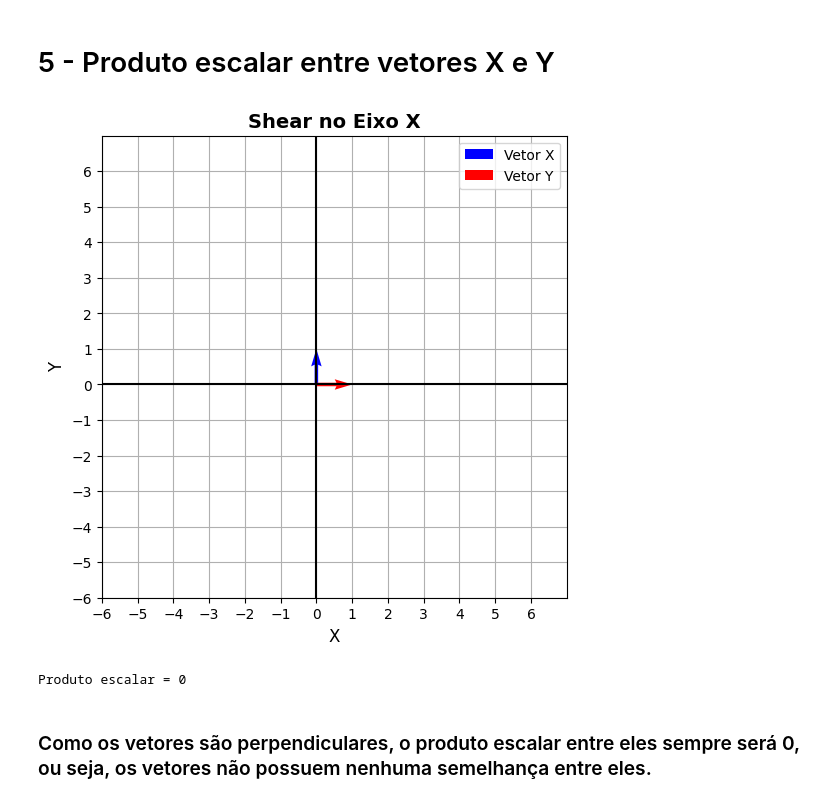
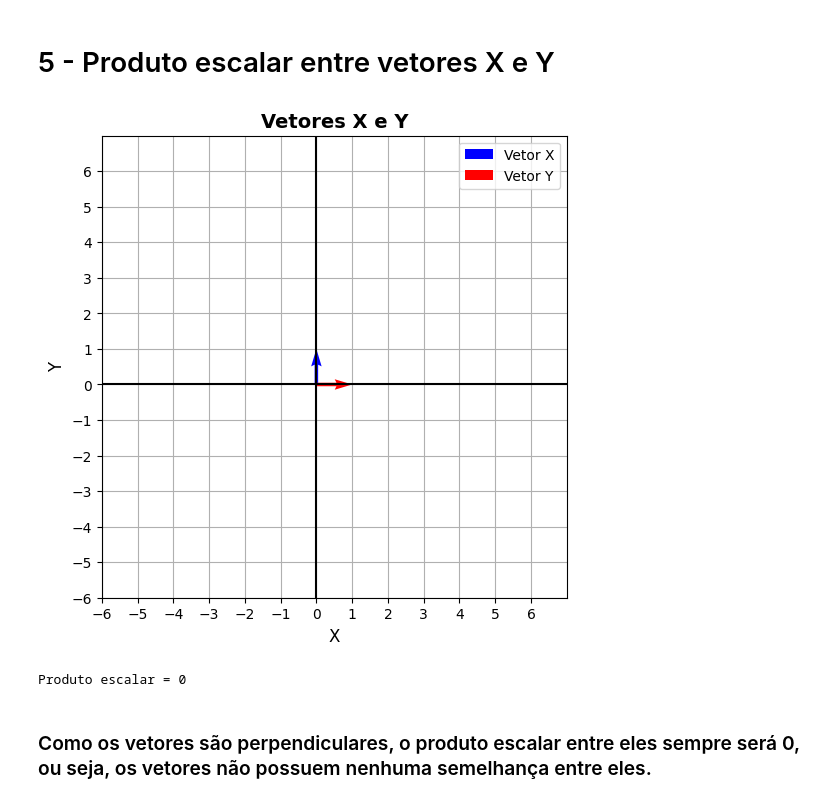
Before and after one commit to mauricioaires30/Matematica-Computacional, a Jupyter notebook: trabalho_01.ipynb, the cells around one changed output. Cells and saved outputs as stored; diff of their text form; code cells hidden in the pictures.

```diff
--- a/trabalho_01.ipynb
+++ b/trabalho_01.ipynb
@@ -267,18 +267,18 @@ draw_graph("Rotação Horária de 90°",
 # %%
 vec_x = np.array([0, 1])
 vec_y = transform_vector(vec_x, rotation_matrix)
 
-draw_graph("Shear no Eixo X",
+draw_graph("Vetores X e Y",
     [
         #vetores unitários originais
         {"name": "Vetor X", "x": vec_x[0], "y": vec_x[1], "color": "blue"},
         {"name": "Vetor Y", "x": vec_y[0], "y": vec_y[1], "color": "red"},
     ]
 )
 
 print(f"Produto escalar = {np.dot(vec_x, vec_y)}")
 # %% [output]
-[figure, old version]
+[figure, new version]
 Produto escalar = 0
 # %% [markdown]
 ### Como os vetores são perpendiculares, o produto escalar entre eles sempre será 0, ou seja, os vetores não possuem nenhuma semelhança entre eles.
```
